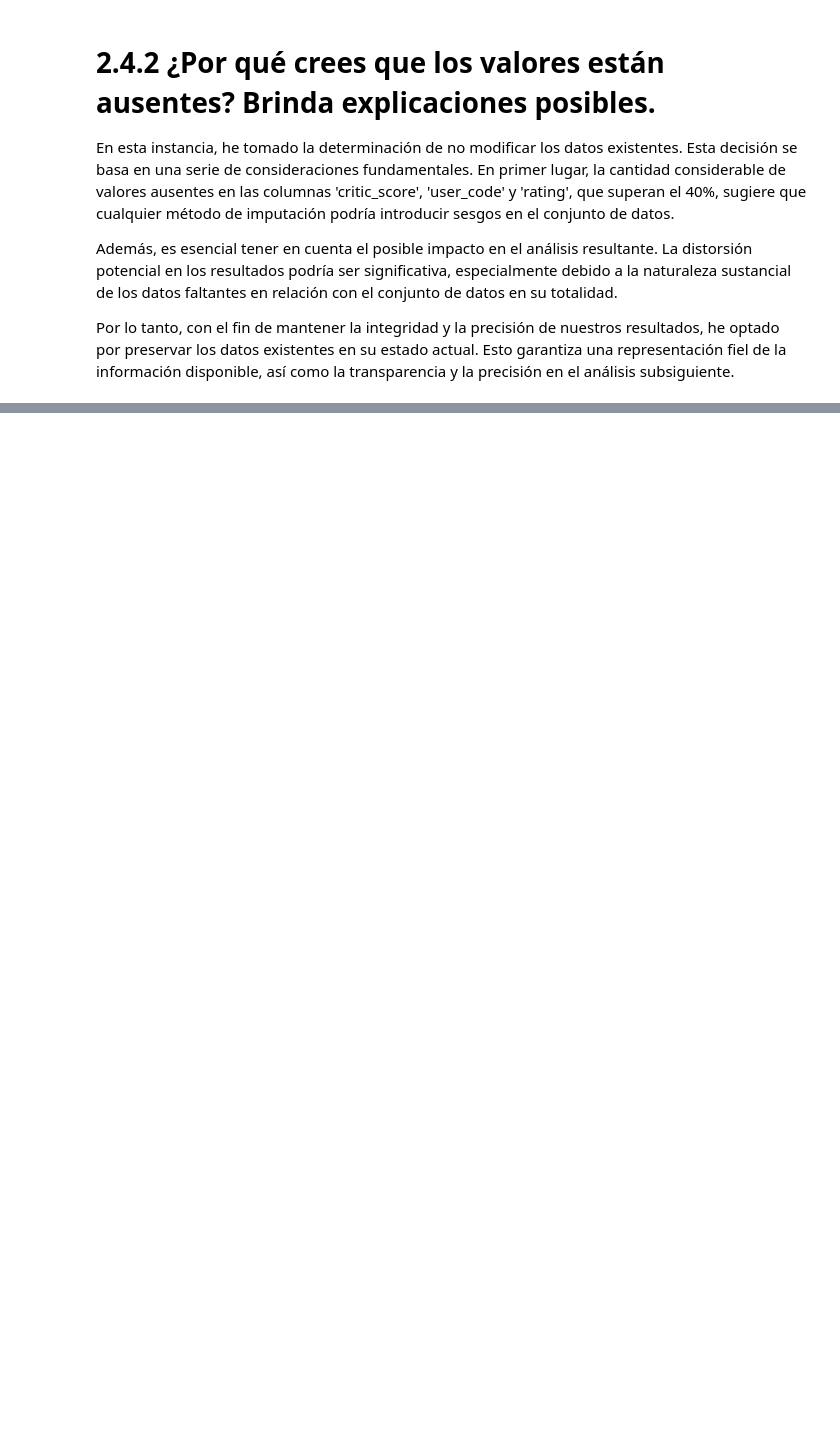
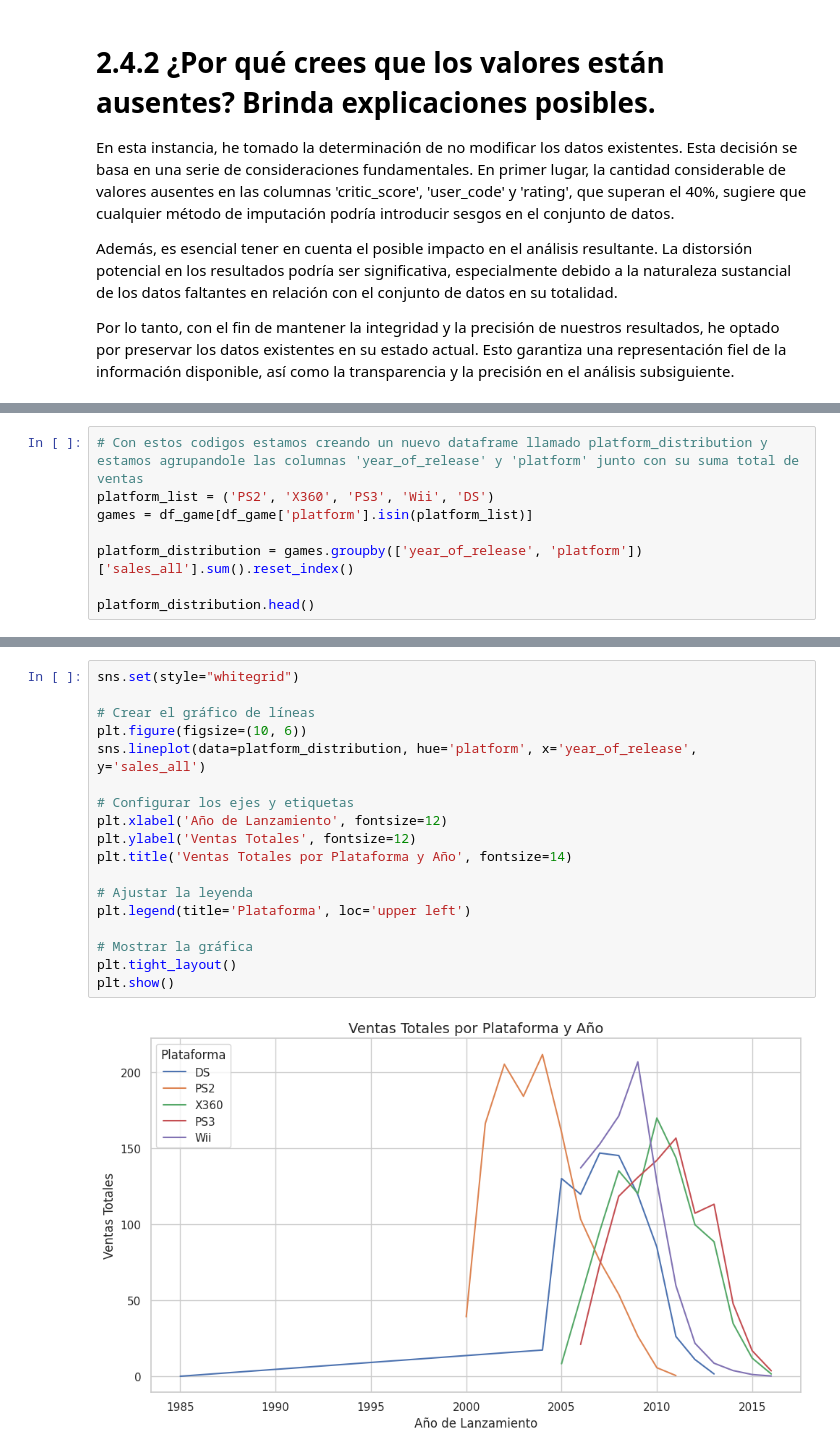
Before and after one commit to Samuelluisjuan/Proyects_Tripleten-Sprin_6_Proyect, a Jupyter notebook: Analitics_company.ipynb, the cells around one changed output, grey strips where cells are left out. Saved outputs shown, nothing was run; the diff lists cells and outputs as text; blank space fills up the shorter version.

```diff
--- a/Analitics_company.ipynb
+++ b/Analitics_company.ipynb
@@ -173,0 +296,8 @@ Por lo tanto, con el fin de mantener la integridad y la precisión de nuestros r
+# %%
+# Con estos codigos estamos creando un nuevo dataframe llamado platform_distribution y estamos agrupandole las columnas 'year_of_release' y 'platform' junto con su suma total de ventas
+platform_list = ('PS2', 'X360', 'PS3', 'Wii', 'DS')
+games = df_game[df_game['platform'].isin(platform_list)]
+
+platform_distribution = games.groupby(['year_of_release', 'platform'])['sales_all'].sum().reset_index()
+
+platform_distribution.head()
@@ -173,0 +311,20 @@ Por lo tanto, con el fin de mantener la integridad y la precisión de nuestros r
+# %%
+sns.set(style="whitegrid")
+
+# Crear el gráfico de líneas
+plt.figure(figsize=(10, 6))
+sns.lineplot(data=platform_distribution, hue='platform', x='year_of_release', y='sales_all')
+
+# Configurar los ejes y etiquetas
+plt.xlabel('Año de Lanzamiento', fontsize=12)
+plt.ylabel('Ventas Totales', fontsize=12)
+plt.title('Ventas Totales por Plataforma y Año', fontsize=14)
+
+# Ajustar la leyenda
+plt.legend(title='Plataforma', loc='upper left')
+
+# Mostrar la gráfica
+plt.tight_layout()
+plt.show()
+# %% [output]
+[figure, added]
```
Also changed, not shown: parts of 25 cells of this notebook, 2 other files.
